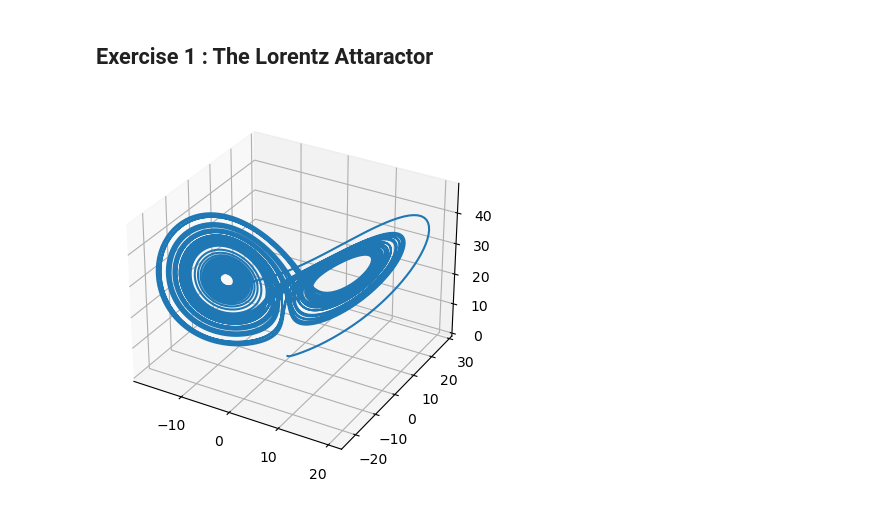
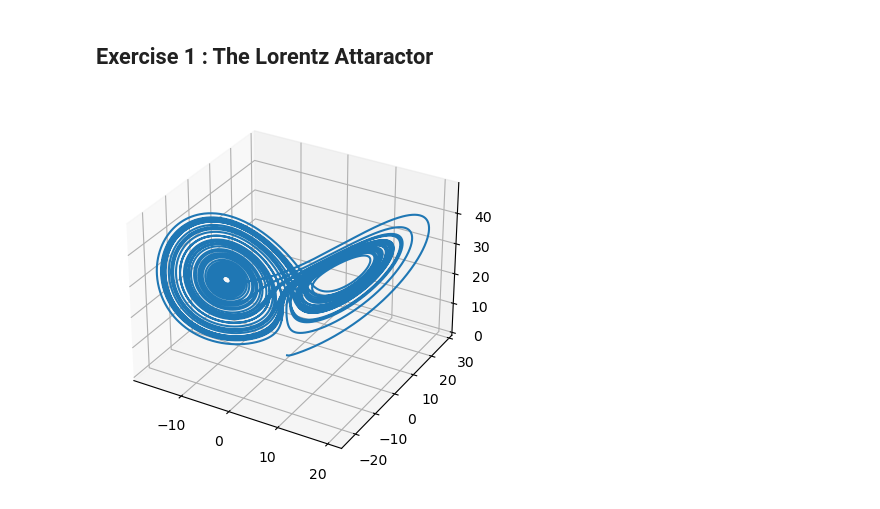
Before and after one commit to SPS-SP2273/learning-portfolio-hanasofea, a Jupyter notebook: numerical solutions/numerical_solutions_(good).ipynb, the cells around one changed output. Saved outputs shown, nothing was run; the diff lists cells and outputs as text; code cells hidden in the pictures.

```diff
--- a/numerical solutions/numerical_solutions_(good).ipynb
+++ b/numerical solutions/numerical_solutions_(good).ipynb
@@ -293,25 +293,40 @@ from scipy.integrate import solve_ivp
 import matplotlib.pyplot as plt
-# %%
-sigma, beta, rho = 10, 8/3, 28
-u, v, w = 0, 1, 0
-
-tmax, n = 50, 10000
-
-def lorenz(t, X, sigma, beta, rho):
-
-    u, v, w = X
-    up = sigma*(v - u)
-    vp = u*(rho - w) - v
-    wp = u*v - beta*w
-    return up, vp, wp
-
-soln = solve_ivp(lorenz, (0, tmax), (u, v, w), args=(sigma, beta, rho), dense_output=True)
-
-t = np.linspace(0, tmax, n)
-x, y, z = soln.sol(t)
-
-ax = plt.axes(projection='3d')
-ax.plot3D(x, y, z)
-plt.show()
-# %% [output]
-[figure, removed]
+# %%
+sigma = 10
+beta = 8 / 3
+rho = 28
+delta_t = 0.001
+t_end = 50
+x_0 = 0
+y_0 = 1
+z_0 = 0
+
+
+def solve_lorenz_euler(sigma, beta, rho, x_0, y_0, z_0, delta_t, t_end):
+    t = np.arange(0, t_end, delta_t)
+
+    x = np.empty_like(t)
+    y = np.empty_like(t)
+    z = np.empty_like(t)
+
+    x[0] = x_0
+    y[0] = y_0
+    z[0] = z_0
+
+
+    for i in range(1, len(t)):
+        x[i] = x[i - 1] + delta_t * sigma * (y[i - 1] - x[i - 1])
+        y[i] = y[i - 1] + delta_t * (x[i - 1] * (rho - z[i - 1]) - y[i - 1])
+        z[i] = z[i - 1] + delta_t * (x[i - 1] * y[i - 1] - beta * z[i - 1])
+
+    return t, x, y, z
+
+
+t, x, y, z = solve_lorenz_euler(sigma, beta, rho, x_0, y_0, z_0, delta_t, t_end)
+
+
+ax = plt.axes(projection='3d')
+ax.plot3D(x, y, z)
+plt.show()
+# %% [output]
+[figure, added]
```
Also changed, not shown: parts of 3 cells of this notebook.
